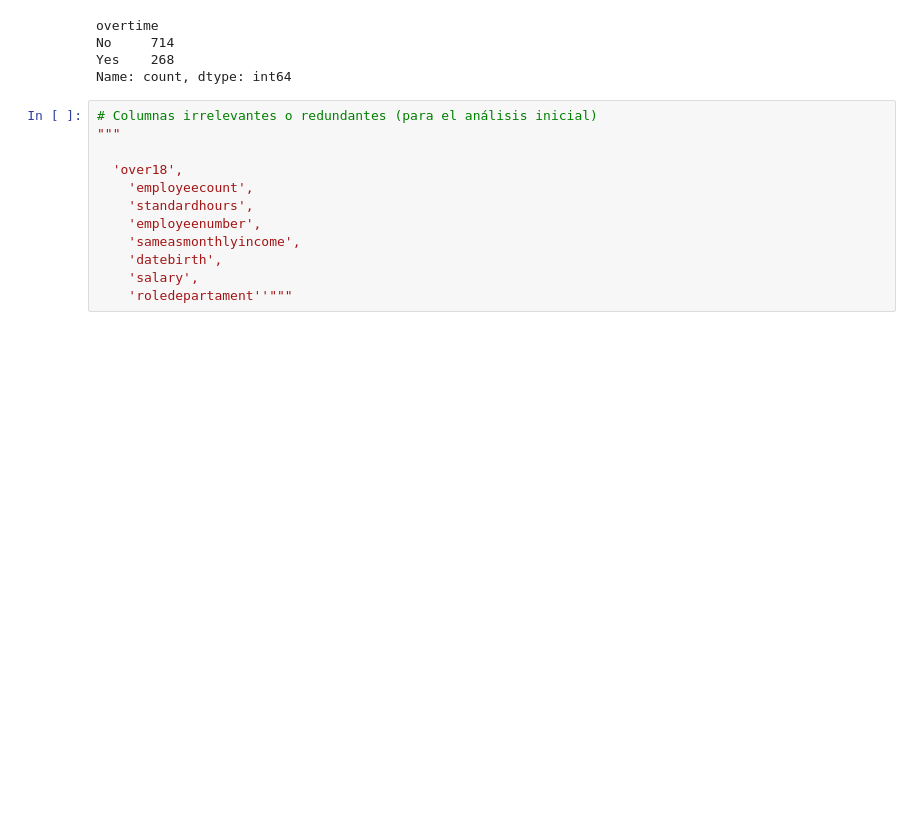
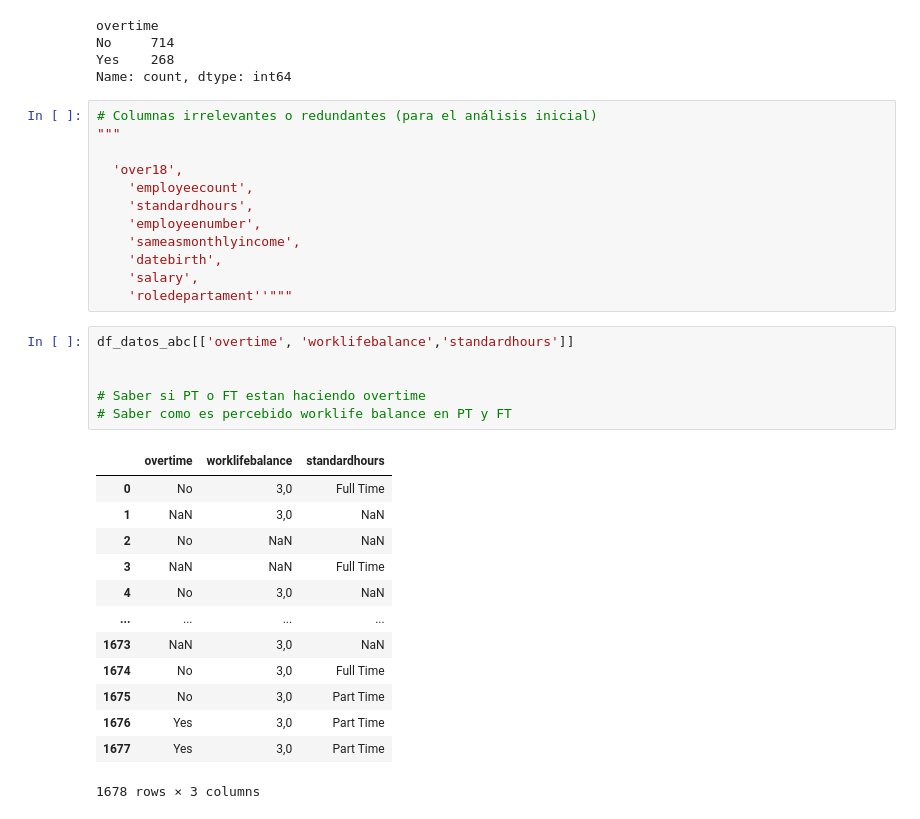
Before and after one commit to ana-nobre/Talent-Optimization-for-Corporation-HR-Data-Analytics, a Jupyter notebook: exploracion_morado.ipynb, the cells around one changed output. Cells and saved outputs as stored; diff of their text form; blank space fills up the shorter version.

```diff
--- a/exploracion_morado.ipynb
+++ b/exploracion_morado.ipynb
@@ -154,3 +154,23 @@ Name: count, dtype: int64
     'datebirth',
     'salary',
     'roledepartament''"""
+# %%
+df_datos_abc[['overtime', 'worklifebalance','standardhours']]
+
+
+# Saber si PT o FT estan haciendo overtime
+# Saber como es percebido worklife balance en PT y FT
+# %% [output]
+|  | overtime | worklifebalance | standardhours |
+| 0 | No | 3,0 | Full Time |
+| 1 | NaN | 3,0 | NaN |
+| 2 | No | NaN | NaN |
+| 3 | NaN | NaN | Full Time |
+| 4 | No | 3,0 | NaN |
+| ... | ... | ... | ... |
+| 1673 | NaN | 3,0 | NaN |
+| 1674 | No | 3,0 | Full Time |
+| 1675 | No | 3,0 | Part Time |
+| 1676 | Yes | 3,0 | Part Time |
+| 1677 | Yes | 3,0 | Part Time |
+1678 rows × 3 columns
```
